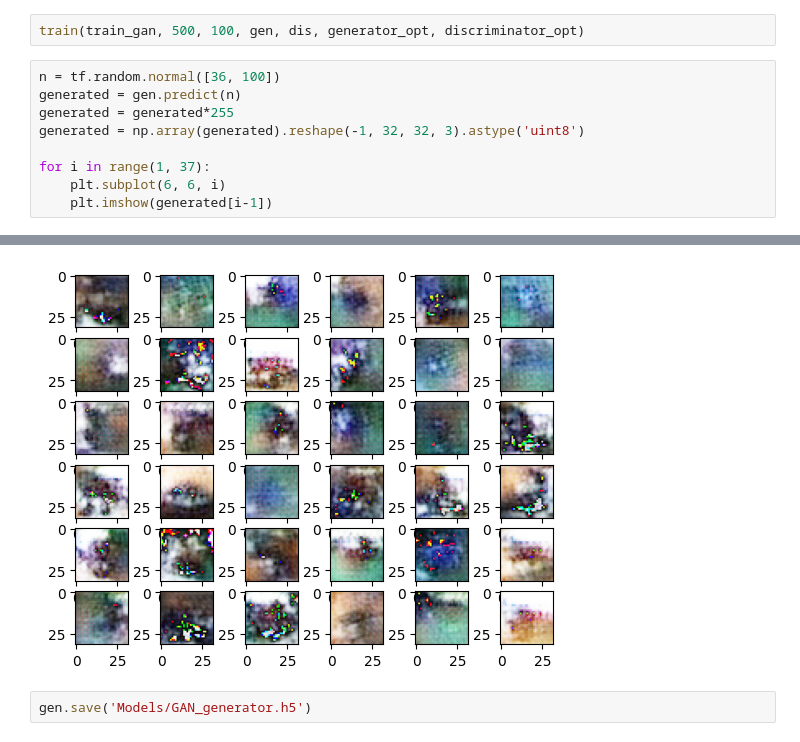
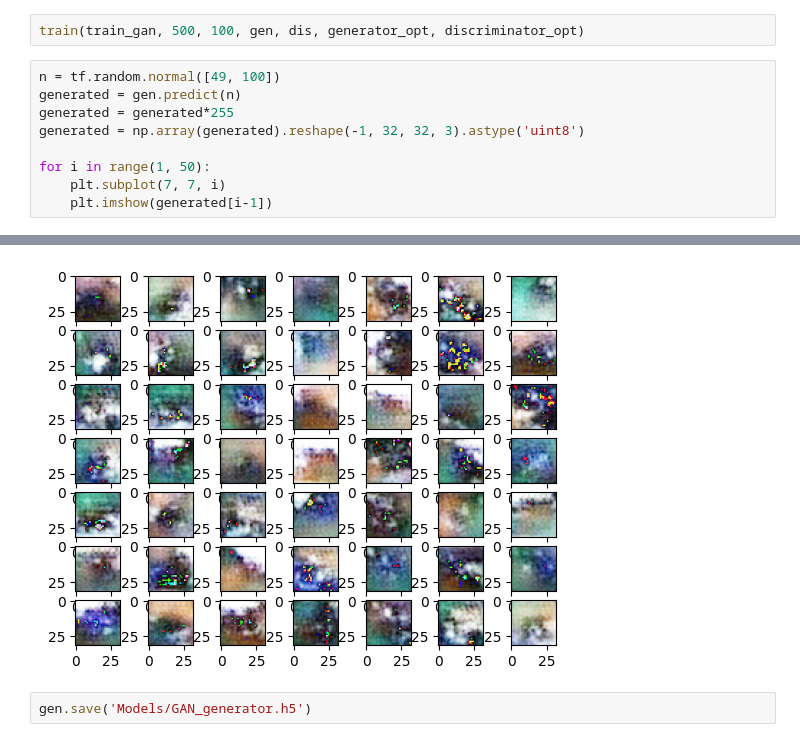
Before and after one commit to Ray-1026/AI_final_project, a Jupyter notebook: DCGAN.ipynb, the cells around one changed output, grey strips where cells are left out. Saved outputs shown, nothing was run; the diff lists cells and outputs as text.

```diff
--- a/DCGAN.ipynb
+++ b/DCGAN.ipynb
@@ -155,12 +155,12 @@ discriminator_opt = tf.keras.optimizers.Adam(0.0001)
 # %%
 train(train_gan, 500, 100, gen, dis, generator_opt, discriminator_opt)
 # %%
-n = tf.random.normal([36, 100])
+n = tf.random.normal([49, 100])
 generated = gen.predict(n)
 generated = generated*255
 generated = np.array(generated).reshape(-1, 32, 32, 3).astype('uint8')
 
-for i in range(1, 37):
-    plt.subplot(6, 6, i)
+for i in range(1, 50):
+    plt.subplot(7, 7, i)
     plt.imshow(generated[i-1])
 # %% [output]
@@ -169,4 +168,4 @@ for i in range(1, 37):
-[figure, old version]
+[figure, new version]
 # %%
 gen.save('Models/GAN_generator.h5')
 # %% [output]
```
Also changed, not shown: parts of 2 cells of this notebook.
